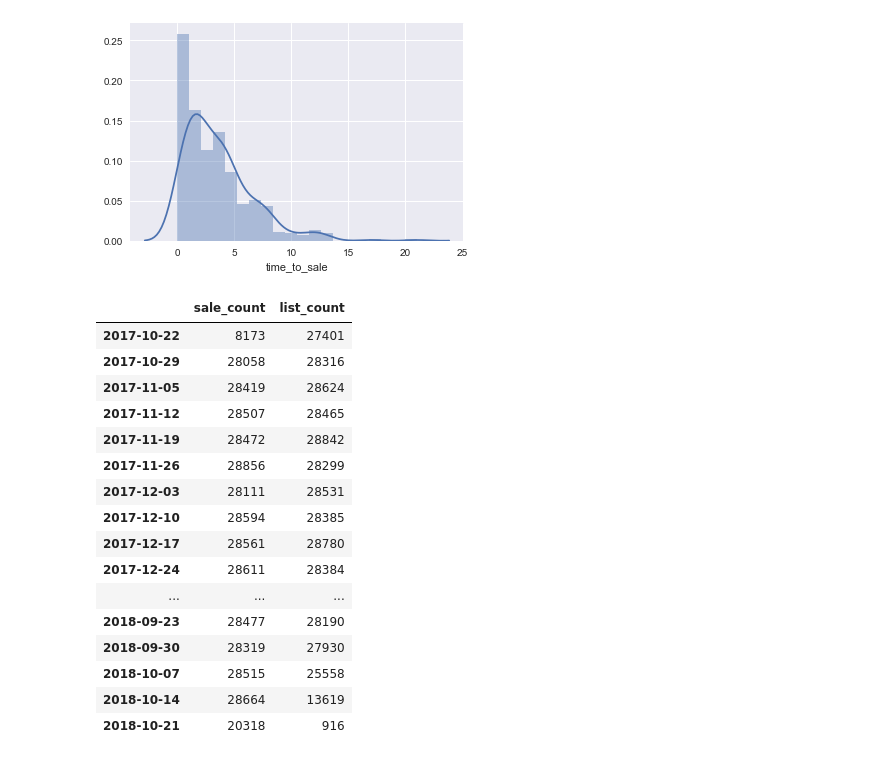
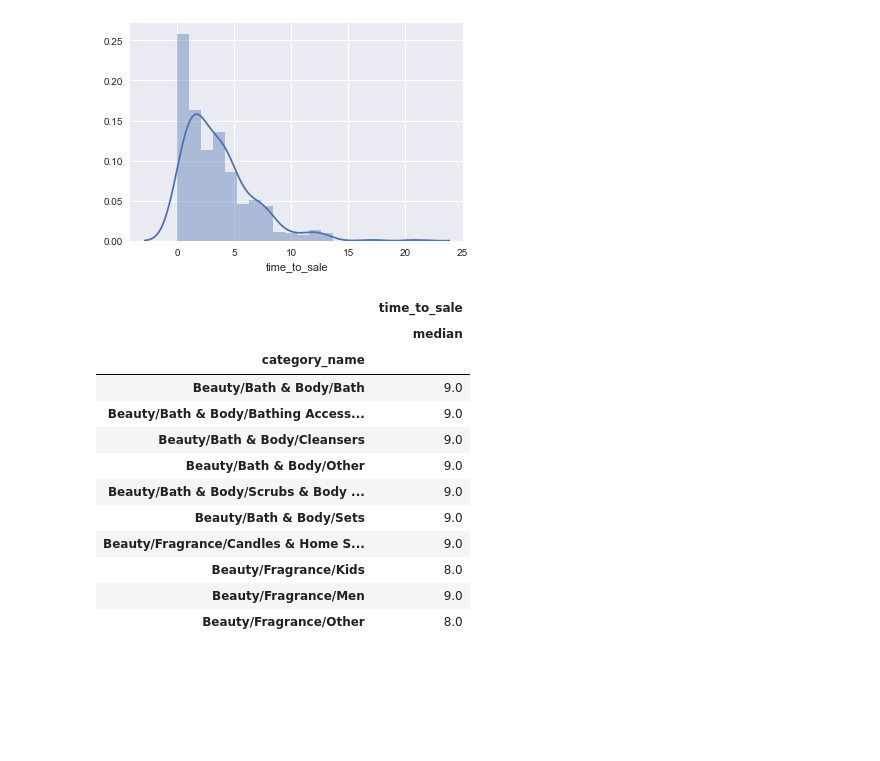
Before and after one commit to abecadel/aksel-hackaton, a Jupyter notebook: notebooks/prepare_sales_data.ipynb, the cells around one changed output. Saved outputs shown, nothing was run; the diff lists cells and outputs as text; code cells hidden in the pictures; blank space fills up the shorter version.

```diff
--- a/notebooks/prepare_sales_data.ipynb
+++ b/notebooks/prepare_sales_data.ipynb
@@ -92,26 +92,8 @@ sns.distplot(df[df['category_name']=='Vintage & Collectibles/Housewares/Cup']['t
 <matplotlib.axes._subplots.AxesSubplot at 0x...>
 [figure]
 # %%
-sale_counts_week = df.set_index('sale_date').groupby(pd.TimeGrouper('W')).count().dropna()['name']
-list_counts_week = df.set_index('list_date').groupby(pd.TimeGrouper('W')).count().dropna()['name']
-weekly_counts = pd.merge(pd.DataFrame(sale_counts_week), pd.DataFrame(list_counts_week), left_index=True, right_index=True, how='inner')
-weekly_counts.columns = ['sale_count', 'list_count']
-weekly_counts
+# sale_counts_week = df.set_index('sale_date').groupby(pd.TimeGrouper('W')).count().dropna()['name']
+# list_counts_week = df.set_index('list_date').groupby(pd.TimeGrouper('W')).count().dropna()['name']
+# weekly_counts = pd.merge(pd.DataFrame(sale_counts_week), pd.DataFrame(list_counts_week), left_index=True, right_index=True, how='inner')
+# weekly_counts.columns = ['sale_count', 'list_count']
+# weekly_counts.head(10)
-# %% [output]
-|  | sale_count | list_count |
-| 2017-10-22 | 8173 | 27401 |
-| 2017-10-29 | 28058 | 28316 |
-| 2017-11-05 | 28419 | 28624 |
-| 2017-11-12 | 28507 | 28465 |
-| 2017-11-19 | 28472 | 28842 |
-| 2017-11-26 | 28856 | 28299 |
-| 2017-12-03 | 28111 | 28531 |
-| 2017-12-10 | 28594 | 28385 |
-| 2017-12-17 | 28561 | 28780 |
-| 2017-12-24 | 28611 | 28384 |
-| ... | ... | ... |
-| 2018-09-23 | 28477 | 28190 |
-| 2018-09-30 | 28319 | 27930 |
-| 2018-10-07 | 28515 | 25558 |
-| 2018-10-14 | 28664 | 13619 |
-| 2018-10-21 | 20318 | 916 |
@@ -117,0 +104,16 @@ weekly_counts
+# %%
+cat_to_time_to_sale.head(10)
+# %% [output]
+|  | time_to_sale |
+|  | median |
+| category_name |  |
+| Beauty/Bath & Body/Bath | 9.0 |
+| Beauty/Bath & Body/Bathing Access... | 9.0 |
+| Beauty/Bath & Body/Cleansers | 9.0 |
+| Beauty/Bath & Body/Other | 9.0 |
+| Beauty/Bath & Body/Scrubs & Body ... | 9.0 |
+| Beauty/Bath & Body/Sets | 9.0 |
+| Beauty/Fragrance/Candles & Home S... | 9.0 |
+| Beauty/Fragrance/Kids | 8.0 |
+| Beauty/Fragrance/Men | 9.0 |
+| Beauty/Fragrance/Other | 8.0 |
```
Also changed, not shown: parts of 4 cells of this notebook, 5 other files.
